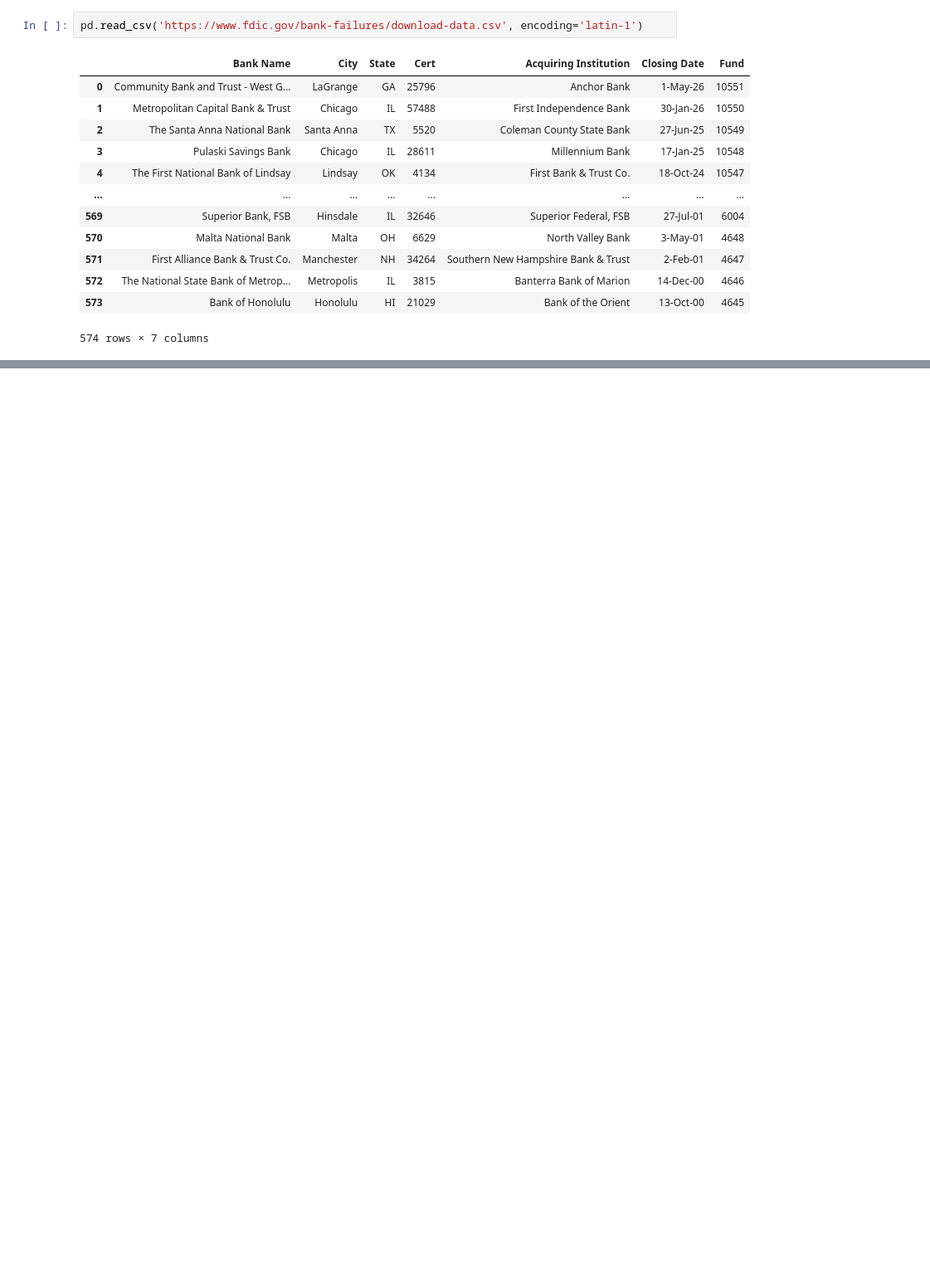
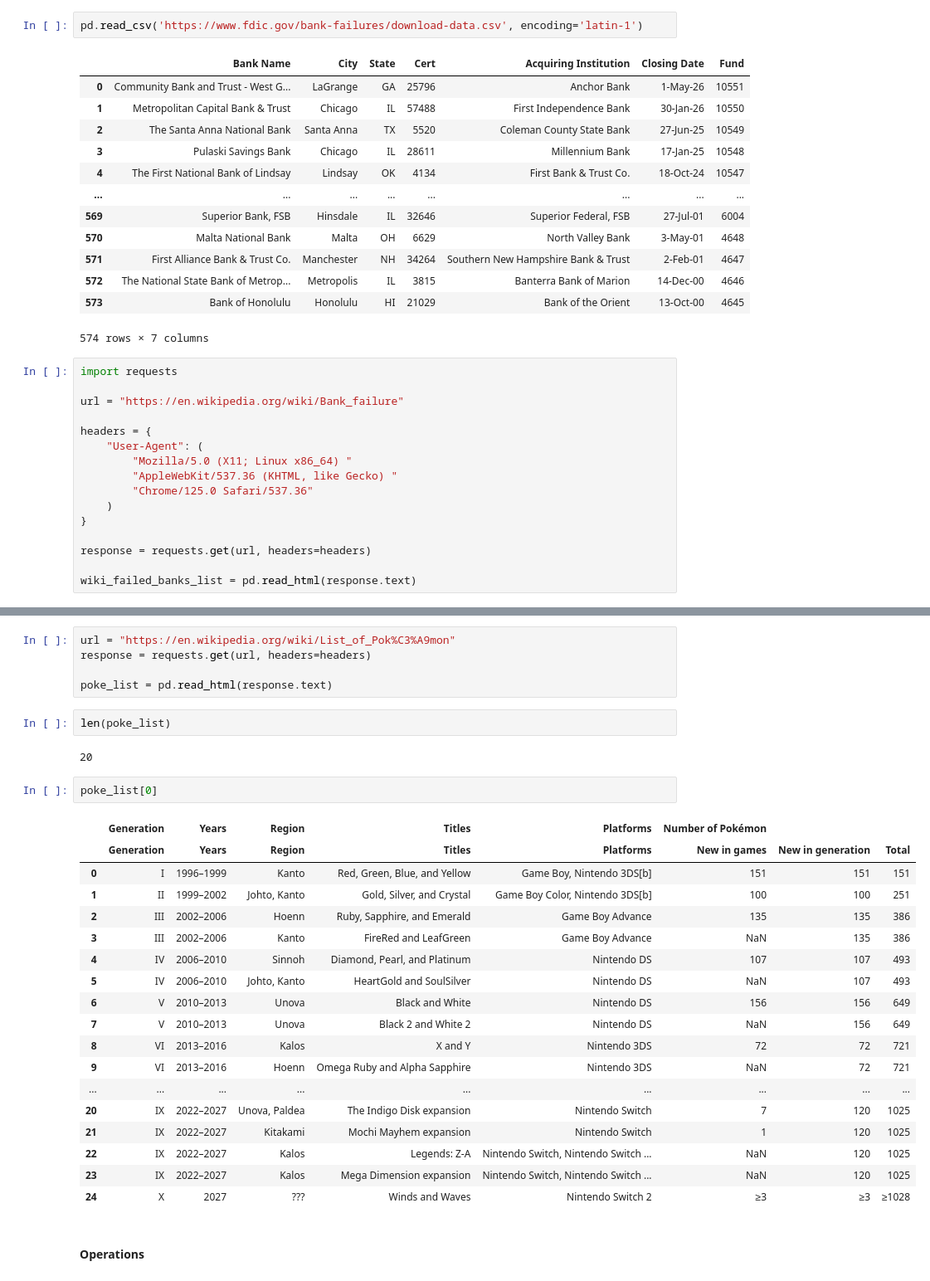
Before and after one commit to aditya040891/data-science-for-everyone, a Jupyter notebook: pandas-basics/importing-data-with-pandas.ipynb, the cells around one changed output, grey strips where cells are left out. Shown at 83% size. Drawn from its saved outputs; the diff is of its cells as text; blank space fills up the shorter version.

Commit message:
started learning about importing data with pandas

```diff
--- a/pandas-basics/importing-data-with-pandas.ipynb
+++ b/pandas-basics/importing-data-with-pandas.ipynb
@@ -206,3 +206,19 @@ pd.read_csv('https://www.fdic.gov/bank-failures/download-data.csv', encoding='la
 | 572 | The National State Bank of Metrop... | Metropolis | IL | 3815 | Banterra Bank of Marion | 14-Dec-00 | 4646 |
 | 573 | Bank of Honolulu | Honolulu | HI | 21029 | Bank of the Orient | 13-Oct-00 | 4645 |
 574 rows × 7 columns
+# %%
+import requests
+
+url = "https://en.wikipedia.org/wiki/Bank_failure"
+
+headers = {
+    "User-Agent": (
+        "Mozilla/5.0 (X11; Linux x86_64) "
+        "AppleWebKit/537.36 (KHTML, like Gecko) "
+        "Chrome/125.0 Safari/537.36"
+    )
+}
+
+response = requests.get(url, headers=headers)
+
+wiki_failed_banks_list = pd.read_html(response.text)
@@ -208,0 +240,32 @@ pd.read_csv('https://www.fdic.gov/bank-failures/download-data.csv', encoding='la
+# %%
+url = "https://en.wikipedia.org/wiki/List_of_Pok%C3%A9mon"
+response = requests.get(url, headers=headers)
+
+poke_list = pd.read_html(response.text)
+# %%
+len(poke_list)
+# %% [output]
+20
+# %%
+poke_list[0]
+# %% [output]
+|  | Generation | Years | Region | Titles | Platforms | Number of Pokémon |  |  |
+|  | Generation | Years | Region | Titles | Platforms | New in games | New in generation | Total |
+| 0 | I | 1996–1999 | Kanto | Red, Green, Blue, and Yellow | Game Boy, Nintendo 3DS[b] | 151 | 151 | 151 |
+| 1 | II | 1999–2002 | Johto, Kanto | Gold, Silver, and Crystal | Game Boy Color, Nintendo 3DS[b] | 100 | 100 | 251 |
+| 2 | III | 2002–2006 | Hoenn | Ruby, Sapphire, and Emerald | Game Boy Advance | 135 | 135 | 386 |
+| 3 | III | 2002–2006 | Kanto | FireRed and LeafGreen | Game Boy Advance | NaN | 135 | 386 |
+| 4 | IV | 2006–2010 | Sinnoh | Diamond, Pearl, and Platinum | Nintendo DS | 107 | 107 | 493 |
+| 5 | IV | 2006–2010 | Johto, Kanto | HeartGold and SoulSilver | Nintendo DS | NaN | 107 | 493 |
+| 6 | V | 2010–2013 | Unova | Black and White | Nintendo DS | 156 | 156 | 649 |
+| 7 | V | 2010–2013 | Unova | Black 2 and White 2 | Nintendo DS | NaN | 156 | 649 |
+| 8 | VI | 2013–2016 | Kalos | X and Y | Nintendo 3DS | 72 | 72 | 721 |
+| 9 | VI | 2013–2016 | Hoenn | Omega Ruby and Alpha Sapphire | Nintendo 3DS | NaN | 72 | 721 |
+| ... | ... | ... | ... | ... | ... | ... | ... | ... |
+| 20 | IX | 2022–2027 | Unova, Paldea | The Indigo Disk expansion | Nintendo Switch | 7 | 120 | 1025 |
+| 21 | IX | 2022–2027 | Kitakami | Mochi Mayhem expansion | Nintendo Switch | 1 | 120 | 1025 |
+| 22 | IX | 2022–2027 | Kalos | Legends: Z-A | Nintendo Switch, Nintendo Switch ... | NaN | 120 | 1025 |
+| 23 | IX | 2022–2027 | Kalos | Mega Dimension expansion | Nintendo Switch, Nintendo Switch ... | NaN | 120 | 1025 |
+| 24 | X | 2027 | ??? | Winds and Waves | Nintendo Switch 2 | ≥3 | ≥3 | ≥1028 |
+# %% [markdown]
+#### Operations
```
Also changed, not shown: parts of 28 cells of this notebook.
